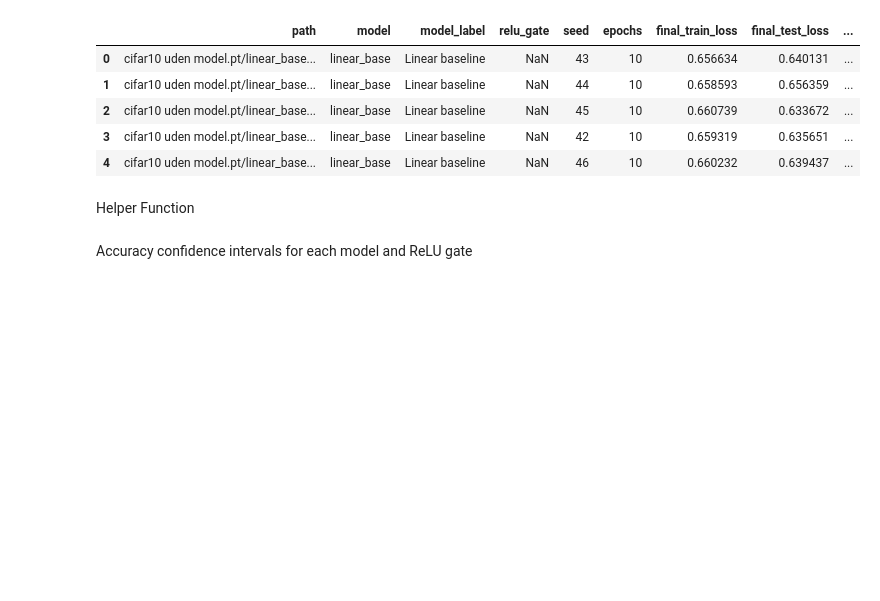
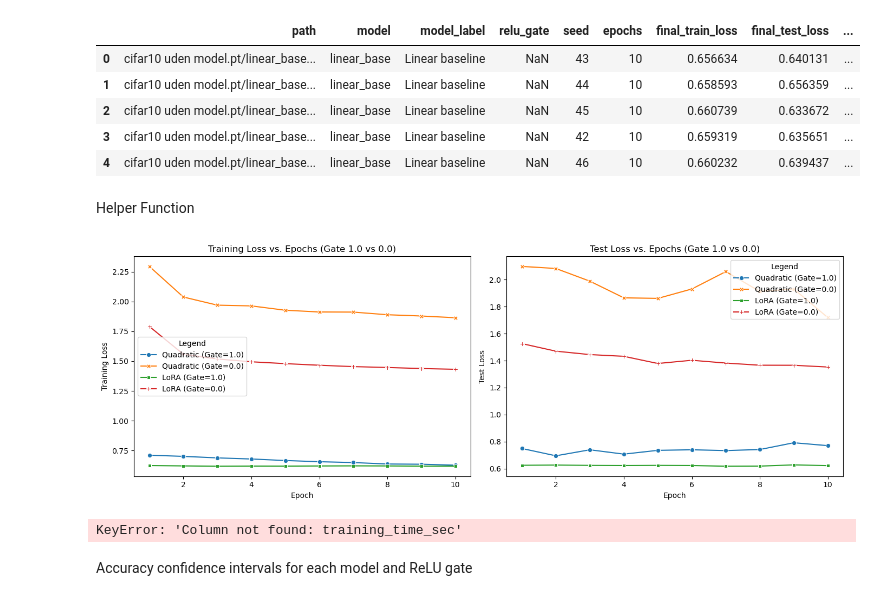
Before and after one commit to DavidBorgbjergMadsby/Quadratic-Neurons-vs.-ReLU-How-Much-Nonlinearity-Is-Enough, a Jupyter notebook: David_trials/Experiment_A/Statistics/Experiment_A_Stats.ipynb, the cells around one changed output. Cells and saved outputs as stored; diff of their text form; code cells hidden in the pictures; blank space fills up the shorter version.

Commit message:
Update Experiment_A_Stats.ipynb
More statistical for ExpA

```diff
--- a/David_trials/Experiment_A/Statistics/Experiment_A_Stats.ipynb
+++ b/David_trials/Experiment_A/Statistics/Experiment_A_Stats.ipynb
@@ -93,6 +93,82 @@ runs.head()
 | 4 | cifar10 uden model.pt/linear_base... | linear_base | Linear baseline | NaN | 46 | 10 | 0.660232 | 0.639437 | ... |
 # %% [markdown]
 Helper Function
+# %%
+import matplotlib.pyplot as plt
+import seaborn as sns
+
+# 1. Filter for the adapters and the specific gates to compare
+gates_to_compare = [1.0, 0.0]
+plot_data = epochs[
+    (epochs['model'] != 'linear_base') &
+    (epochs['relu_gate'].isin(gates_to_compare))
+].copy() # .copy() prevents pandas warnings
+
+# 2. Create a clean, combined label for the legend!
+# This will output strings like "LoRA (Gate=1.0)" or "Quadratic (Gate=0.0)"
+plot_data['Legend'] = plot_data['model_label'] + " (Gate=" + plot_data['relu_gate'].astype(str) + ")"
+
+fig, axes = plt.subplots(1, 2, figsize=(14, 5))
+
+# 3. Plot Training Loss using the new 'Legend' column
+sns.lineplot(
+    data=plot_data,
+    x='epoch', y='train_loss',
+    hue='Legend', style='Legend',
+    markers=True, dashes=False, # dashes=False keeps all lines solid, easier to read
+    errorbar=None, ax=axes[0]
+)
+axes[0].set_title('Training Loss vs. Epochs (Gate 1.0 vs 0.0)')
+axes[0].set_ylabel('Training Loss')
+axes[0].set_xlabel('Epoch')
+
+# 4. Plot Test Loss
+sns.lineplot(
+    data=plot_data,
+    x='epoch', y='test_loss',
+    hue='Legend', style='Legend',
+    markers=True, dashes=False,
+    errorbar=None, ax=axes[1]
+)
+axes[1].set_title('Test Loss vs. Epochs (Gate 1.0 vs 0.0)')
+axes[1].set_ylabel('Test Loss')
+axes[1].set_xlabel('Epoch')
+
+plt.tight_layout()
+plt.show()
+# %% [output]
+[figure, added]
+# %%
+# 1. Filter the data for the full-ReLU models (g=1.0)
+overhead_data = epochs[(epochs['model'] != 'linear_base') & (epochs['relu_gate'] == 1.0)]
+
+# 2. Calculate average training time per epoch
+time_stats = runs[
+    (runs['model'] != 'linear_base') &
+    (runs['relu_gate'] == 1.0)
+].groupby('model_label')['training_time_sec'].mean()
+
+lora_time = time_stats.get('LoRA', 0) # Adjust 'LoRA' if your exact label is different
+quad_time = time_stats.get('Quadratic', 0) # Adjust 'Quadratic' if your exact label is different
+
+if lora_time > 0 and quad_time > 0:
+    percent_increase = ((quad_time - lora_time) / lora_time) * 100
+
+    print("--- TRAINING TIME OVERHEAD ---")
+    print(f"LoRA Average Time/Epoch:      {lora_time:.2f} seconds")
+    print(f"Quadratic Average Time/Epoch: {quad_time:.2f} seconds")
+    print(f"Overhead Increase:            {percent_increase:.1f}%\n")
+
+# 3. Calculate Convergence Speed (Epoch with the lowest test loss)
+# We group by model label, find the index of the minimum test loss, and get that epoch
+min_loss_indices = overhead_data.groupby('model_label')['test_loss'].idxmin()
+convergence_epochs = overhead_data.loc[min_loss_indices, ['model_label', 'epoch', 'test_loss']]
+
+print("--- CONVERGENCE SPEED (Epoch with lowest Test Loss) ---")
+for index, row in convergence_epochs.iterrows():
+    print(f"{row['model_label']}: Reached minimum test loss ({row['test_loss']:.4f}) at Epoch {row['epoch']}")
+# %% [output]
+KeyError: 'Column not found: training_time_sec'
 # %%
 def mean_ci_t(x, confidence=0.95):
     """
```
Also changed, not shown: parts of 15 cells of this notebook.
